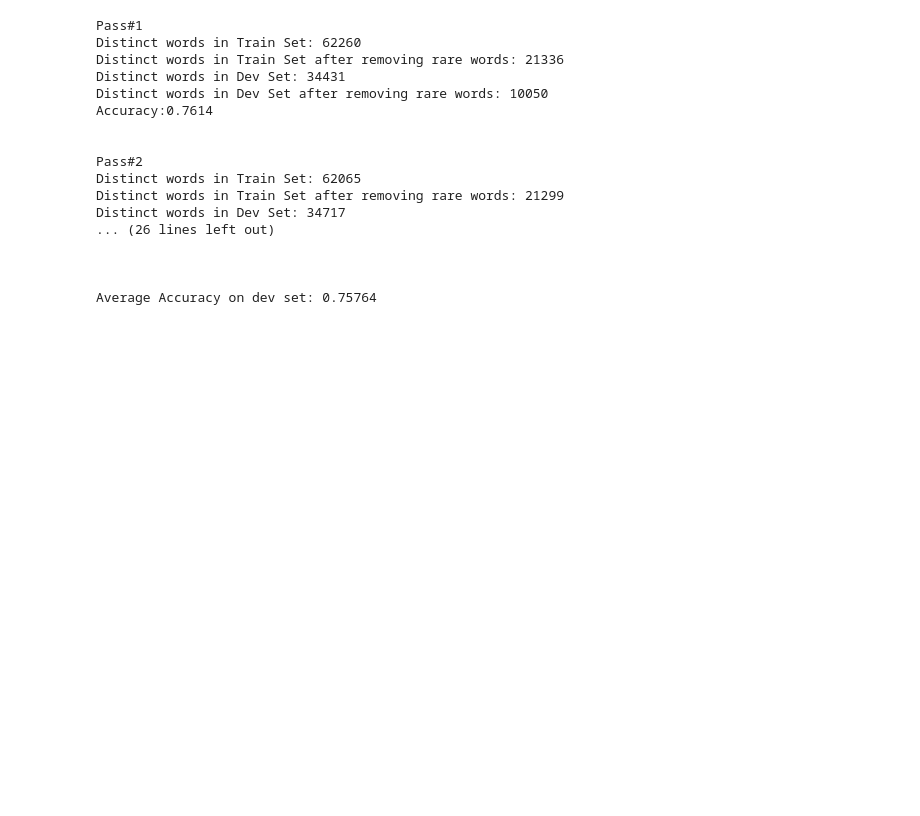
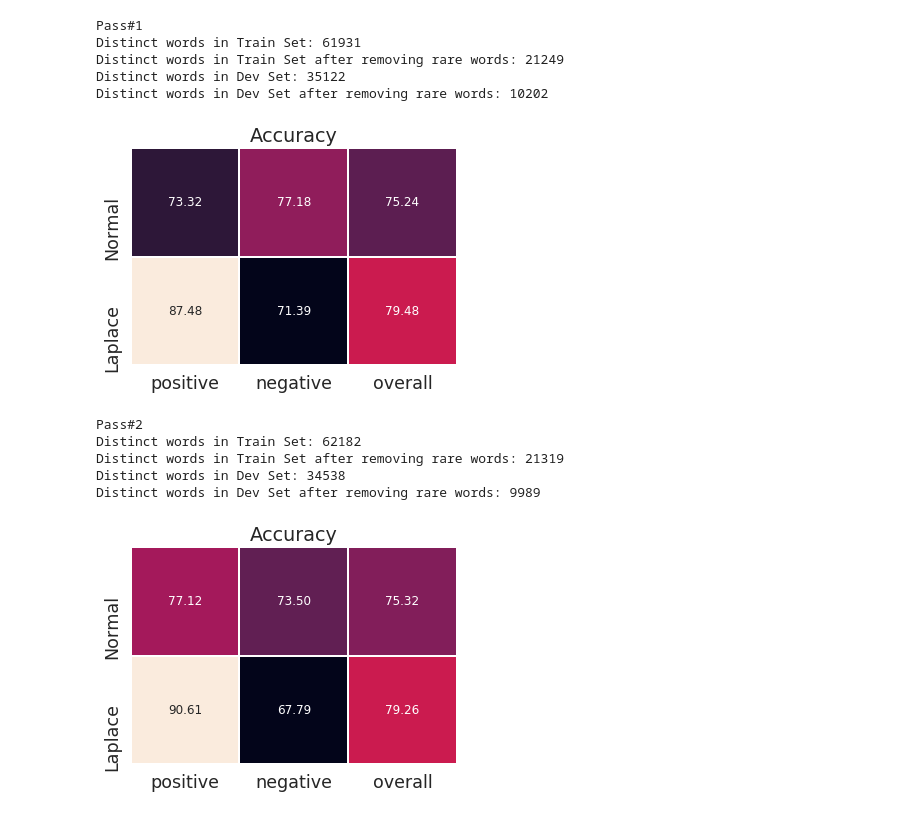
Before and after one commit to harsha993/sa-nb-review, a Jupyter notebook: nb.ipynb, the cells around one changed output. Drawn from its saved outputs; the diff is of its cells as text; code cells hidden in the pictures; blank space fills up the shorter version.

```diff
--- a/nb.ipynb
+++ b/nb.ipynb
@@ -125,10 +189,11 @@ plt.show()
 # %%
-chunk_size = df.shape[0]//5
-
-def determine_class(row):
-    if row['_pos'] == 0 and row['_neg'] == 0:
+def determine_class(row, smooth=False):
+    pos_col, neg_col = '_pos', '_neg'
+    if smooth:
+        pos_col , neg_col = '_pos_smooth', '_neg_smooth'
+    if row[pos_col] == 0 and row[neg_col] == 0:
         return np.NAN
-    if row['_pos'] >= row['_neg']:
+    if row[pos_col] >= row[neg_col]:
         return 'pos'
     else:
         return 'neg'
@@ -164,53 +258,80 @@ def prepare_vocab(df, dataset):
 # %%
-accuracy = []
+accuracy = {'normal':{'pos':[], 'neg':[], 'overall':[]}, 'smooth': {'pos':[], 'neg':[], 'overall':[]}}
+confusion_matrix = [[0]*3]*2
+chunk_size = df.shape[0]//5
 for i in range(5):
     print("Pass#{}".format(i+1))
     dev_start = i*chunk_size
     dev_end = dev_start + chunk_size
     vocabulary = {}
     word_counts = {}
     num_sentiment = {}
 
     dev_df = df[dev_start:dev_end].copy()
     train_df = pd.concat([df[0:dev_start], df[dev_end:df.shape[0]]])
 
     vocabulary['train'] = prepare_vocab(train_df, 'Train Set')
     train_df['_data'] = train_df['_data'].apply(lambda doc: omit_rare_words(doc,vocabulary['train']))
 
     vocabulary['dev'] = prepare_vocab(dev_df, 'Dev Set')
     dev_df['_data'] = dev_df['_data'].apply(lambda doc: omit_rare_words(doc,vocabulary['dev']))
 
     num_sentiment['pos'] = train_df[train_df['_class']=='pos'].shape[0]
     num_sentiment['neg'] = train_df[train_df['_class']=='neg'].shape[0]
 
     for word in vocabulary['train']:
         docs_with_word = train_df[train_df['_data'].map(set([word]).issubset)]
         pos_docs_with_word = docs_with_word[docs_with_word['_class']=='pos'].shape[0]
         neg_docs_with_word = docs_with_word[docs_with_word['_class']=='neg'].shape[0]
         word_counts[word] = {'pos': pos_docs_with_word, 'neg': neg_docs_with_word}
 
     dev_df['_pos'] = dev_df['_data'].apply(lambda doc: get_posterior(doc, 'pos', train_df))
     dev_df['_neg'] = dev_df['_data'].apply(lambda doc: get_posterior(doc, 'neg', train_df))
     dev_df['_predicted_class'] = dev_df.apply(determine_class,axis=1)
-    acc = dev_df[dev_df['_class']==dev_df['_predicted_class']].shape[0]/dev_df.shape[0]
-    accuracy.append(acc)
-    print("Accuracy:{}\n\n".format(acc))
-print("\nAverage Accuracy on dev set: {}\n".format(statistics.mean(accuracy)))
+
+    dev_df['_pos_smooth'] = dev_df['_data'].apply(lambda doc: get_posterior(doc, 'pos', train_df, True))
+    dev_df['_neg_smooth'] = dev_df['_data'].apply(lambda doc: get_posterior(doc, 'neg', train_df, True))
+    dev_df['_predicted_class_smooth'] = dev_df.apply(lambda row: determine_class(row,smooth=True),axis=1)
+
+    pos_acc = dev_df[(dev_df['_class']==dev_df['_predicted_class'])
+                    & (dev_df['_class']=='pos')].shape[0]*100/dev_df[dev_df['_class']=='pos'].shape[0]
+    neg_acc = dev_df[(dev_df['_class']==dev_df['_predicted_class'])
+                    & (dev_df['_class']=='neg')].shape[0]*100/dev_df[dev_df['_class']=='neg'].shape[0]
+
+    pos_acc_sm = dev_df[(dev_df['_class']==dev_df['_predicted_class_smooth'])
+                    & (dev_df['_class']=='pos')].shape[0]*100/dev_df[dev_df['_class']=='pos'].shape[0]
+    neg_acc_sm = dev_df[(dev_df['_class']==dev_df['_predicted_class_smooth'])
+                    & (dev_df['_class']=='neg')].shape[0]*100/dev_df[dev_df['_class']=='neg'].shape[0]
+
+    acc = dev_df[dev_df['_class']==dev_df['_predicted_class']].shape[0]*100/dev_df.shape[0]
+    acc_smooth = dev_df[dev_df['_class']==dev_df['_predicted_class_smooth']].shape[0]*100/dev_df.shape[0]
+
+    accuracy['normal']['pos'].append(pos_acc)
+    accuracy['normal']['neg'].append(neg_acc)
+    accuracy['normal']['overall'].append(acc)
+    accuracy['smooth']['pos'].append(pos_acc_sm)
+    accuracy['smooth']['neg'].append(neg_acc_sm)
+    accuracy['smooth']['overall'].append(acc_smooth)
+
+    confusion_matrix[0] = [pos_acc, neg_acc, acc]
+    confusion_matrix[1] = [pos_acc_sm, neg_acc_sm, acc_smooth]
+
+    cfdf = pd.DataFrame(confusion_matrix, columns=['positive', 'negative', 'overall'], index=['Normal','Laplace'])
+    sn.set(font_scale=1.6) # for label size
+    sn.heatmap(cfdf, annot=True, annot_kws={"size": 12}, fmt='.2f',
+           linewidths=1, cbar=False, square=True).set_title("Accuracy")
+    plt.show()
+    plt.close()
 # %% [output]
 Pass#1
-Distinct words in Train Set: 62260
-Distinct words in Train Set after removing rare words: 21336
-Distinct words in Dev Set: 34431
-Distinct words in Dev Set after removing rare words: 10050
-Accuracy:0.7614
-
-
-Pass#2
-Distinct words in Train Set: 62065
-Distinct words in Train Set after removing rare words: 21299
-Distinct words in Dev Set: 34717
-... (26 lines left out)
-
-
-
-Average Accuracy on dev set: 0.75764
+Distinct words in Train Set: 61931
+Distinct words in Train Set after removing rare words: 21249
+Distinct words in Dev Set: 35122
+Distinct words in Dev Set after removing rare words: 10202
+[figure, added]
+Pass#2
+Distinct words in Train Set: 62182
+Distinct words in Train Set after removing rare words: 21319
+Distinct words in Dev Set: 34538
+Distinct words in Dev Set after removing rare words: 9989
+[figure, added]
```
Also changed, not shown: parts of 45 cells of this notebook, 1 other file.
